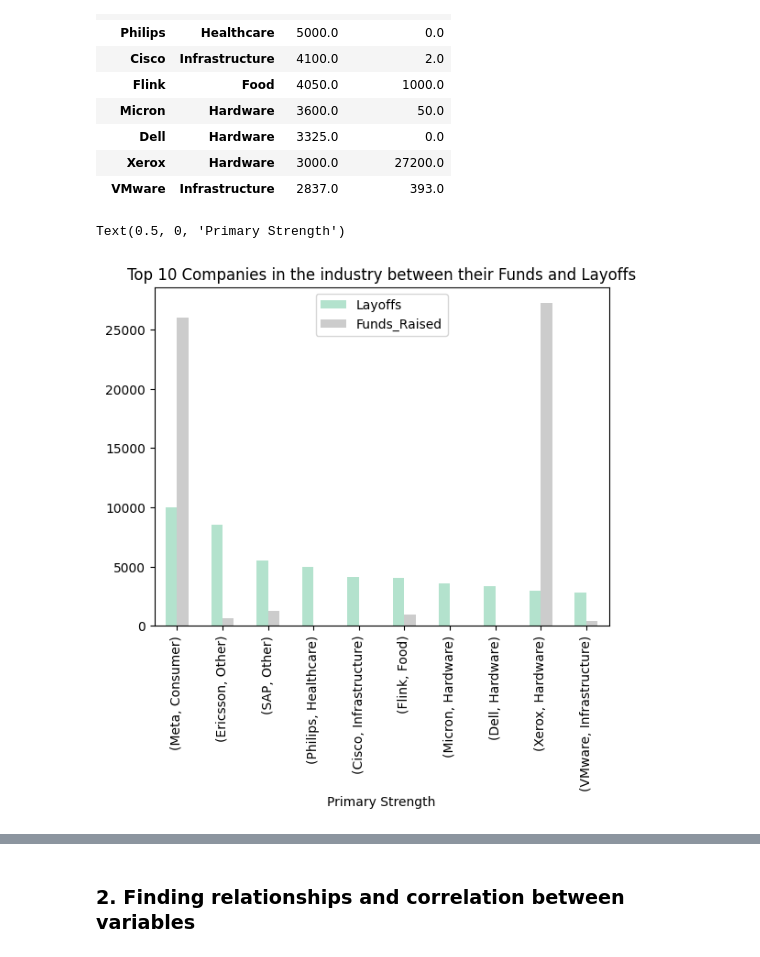
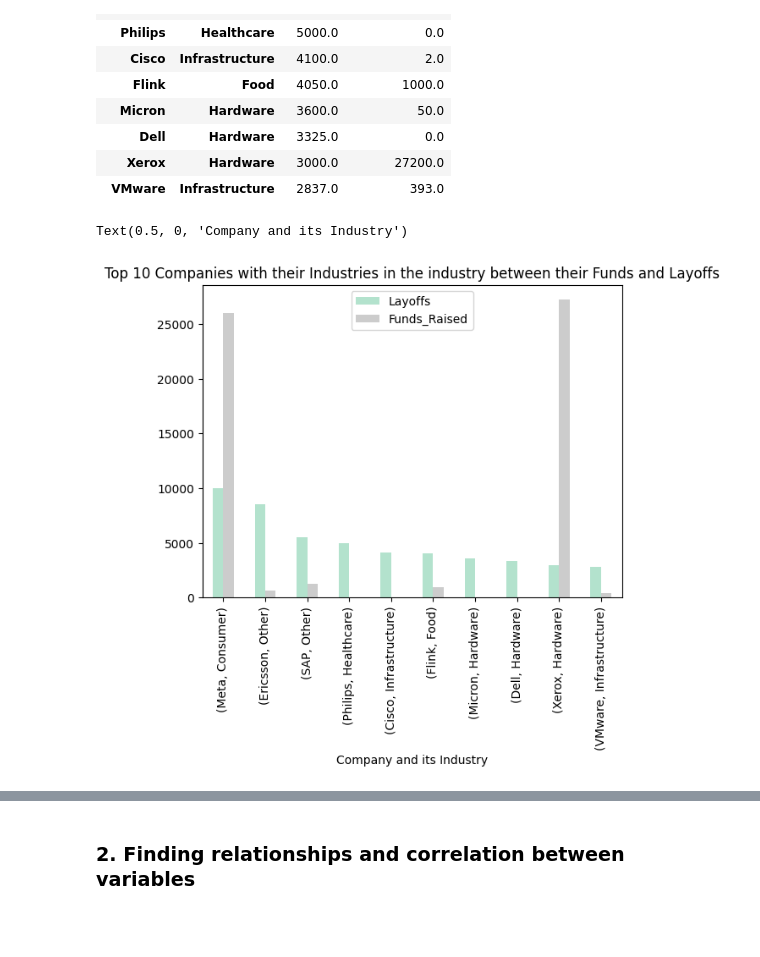
Before and after one commit to Vincent3003/Analyze-Layoff-Data, a Jupyter notebook: Project.ipynb, the cells around one changed output, grey strips where cells are left out. Cells and saved outputs as stored; diff of their text form; code cells hidden in the pictures; blank space fills up the shorter version.

```diff
--- a/Project.ipynb
+++ b/Project.ipynb
@@ -73,4 +85,6 @@ layoff_new = layoff.drop(columns=['Source', 'List_of_Employees_Laid_Off', 'Date_
 layoff_new.rename(columns = {'Laid_Off_Count': 'Layoffs'}, inplace = True)
 # %%
 # Convert the 'Date' column to a datetime format
-layoff_new['Date'] = pd.to_datetime(layoff_new['Date'])
+layoff_new['Quarter'] = pd.to_datetime(layoff_new['Date']).astype('Period[Q]')
+layoff_new['Month'] = pd.to_datetime(layoff_new['Date']).dt.month
+print(layoff_new)
@@ -109,6 +122,3 @@ print('Amount of duplicates - After: {:,}'.format(layoff_new.duplicated().sum())
 # %% [output]
 Amount of duplicates - Before: 2
 Amount of duplicates - After: 0
-# %%
-layoff_new['Quarter'] = pd.to_datetime(layoff_new['Date'].values, format='%m %Y').astype('period[Q]')
-print(layoff_new)
@@ -146,5 +153,7 @@ Quarter          period[Q-DEC]
 dtype: object
 # %%
-layoff_new['Quarter'] = layoff_new['Quarter'].astype(str)
+layoff_new[['Funds_Raised', 'Layoffs', 'Percentage']] = layoff_new[['Funds_Raised', 'Layoffs', 'Percentage']].astype(int)
+layoff_new['Quarter'] = layoff_new[['Quarter']].astype(str)
+
 layoff_new.dtypes
 # %% [output]
@@ -378,11 +374,11 @@ Indexing with multiple keys (implicitly converted to a tuple of keys) will be de
 | VMware | Infrastructure | 2837.0 | 393.0 |
 # %%
 # create a bar graph to show top 10 Pokemon have Attack & Defense ability with their Primary Strength
-bar.plot(kind = 'bar', title = 'Top 10 Companies in the industry between their Funds and Layoffs', colormap='Pastel2')
-plt.xlabel("Primary Strength")
+bar.plot(kind = 'bar', title = 'Top 10 Companies with their Industries in the industry between their Funds and Layoffs', colormap='Pastel2')
+plt.xlabel("Company and its Industry")
 # %% [output]
-Text(0.5, 0, 'Primary Strength')
+Text(0.5, 0, 'Company and its Industry')
-[figure, old version]
+[figure, new version]
 # %%
 # Group by 'Date' and count the number of layoffs
 layoff_trend = layoff_new.groupby('Date')['Layoffs'].sum().reset_index()
```
Also changed, not shown: parts of 46 cells of this notebook.
